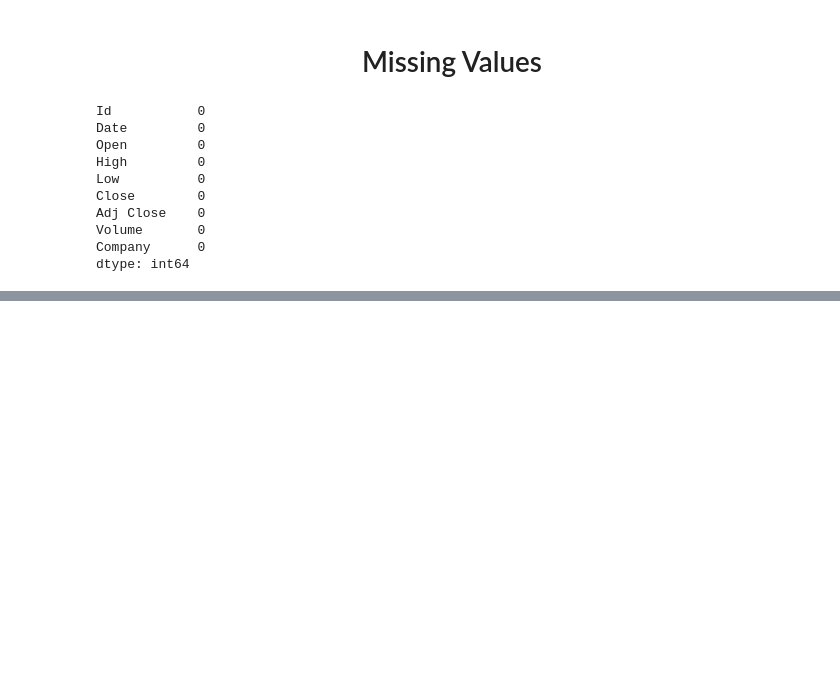
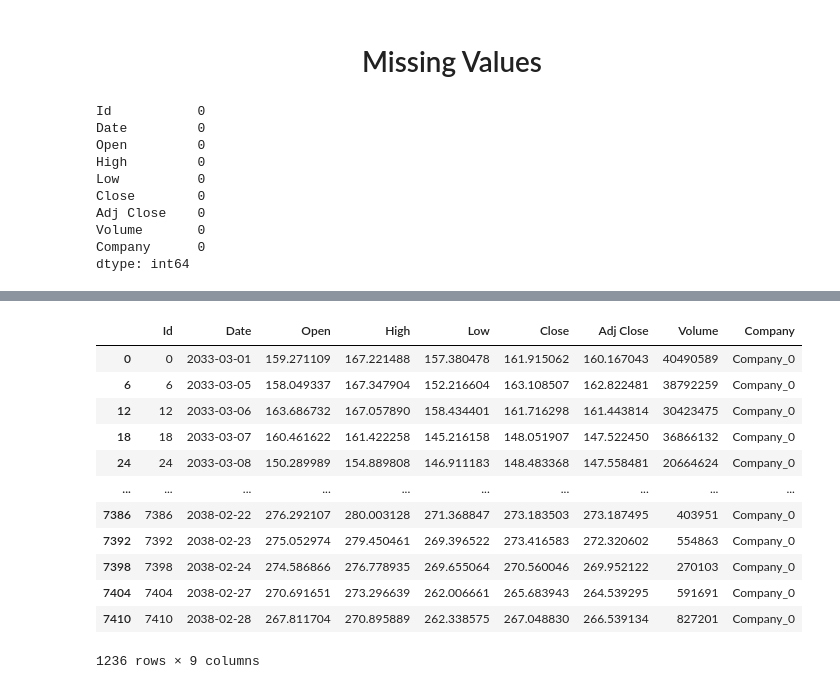
Before and after one commit to AlazarG19/Mosaic-Close-Price-Prediction-Kaggle-Competition, a Jupyter notebook: m24-cpp-eda-kernelridge-regressor.ipynb, the cells around one changed output, grey strips where cells are left out. Cells and saved outputs as stored; diff of their text form; code cells hidden in the pictures; blank space fills up the shorter version.

```diff
--- a/m24-cpp-eda-kernelridge-regressor.ipynb
+++ b/m24-cpp-eda-kernelridge-regressor.ipynb
@@ -37,0 +64,16 @@ dtype: int64
+# %%
+train_df[train_df["Company"] == "Company_0"]
+# %% [output]
+|  | Id | Date | Open | High | Low | Close | Adj Close | Volume | Company |
+| 0 | 0 | 2033-03-01 | 159.271109 | 167.221488 | 157.380478 | 161.915062 | 160.167043 | 40490589 | Company_0 |
+| 6 | 6 | 2033-03-05 | 158.049337 | 167.347904 | 152.216604 | 163.108507 | 162.822481 | 38792259 | Company_0 |
+| 12 | 12 | 2033-03-06 | 163.686732 | 167.057890 | 158.434401 | 161.716298 | 161.443814 | 30423475 | Company_0 |
+| 18 | 18 | 2033-03-07 | 160.461622 | 161.422258 | 145.216158 | 148.051907 | 147.522450 | 36866132 | Company_0 |
+| 24 | 24 | 2033-03-08 | 150.289989 | 154.889808 | 146.911183 | 148.483368 | 147.558481 | 20664624 | Company_0 |
+| ... | ... | ... | ... | ... | ... | ... | ... | ... | ... |
+| 7386 | 7386 | 2038-02-22 | 276.292107 | 280.003128 | 271.368847 | 273.183503 | 273.187495 | 403951 | Company_0 |
+| 7392 | 7392 | 2038-02-23 | 275.052974 | 279.450461 | 269.396522 | 273.416583 | 272.320602 | 554863 | Company_0 |
+| 7398 | 7398 | 2038-02-24 | 274.586866 | 276.778935 | 269.655064 | 270.560046 | 269.952122 | 270103 | Company_0 |
+| 7404 | 7404 | 2038-02-27 | 270.691651 | 273.296639 | 262.006661 | 265.683943 | 264.539295 | 591691 | Company_0 |
+| 7410 | 7410 | 2038-02-28 | 267.811704 | 270.895889 | 262.338575 | 267.048830 | 266.539134 | 827201 | Company_0 |
+1236 rows × 9 columns
```
Also changed, not shown: parts of 8 cells of this notebook.
